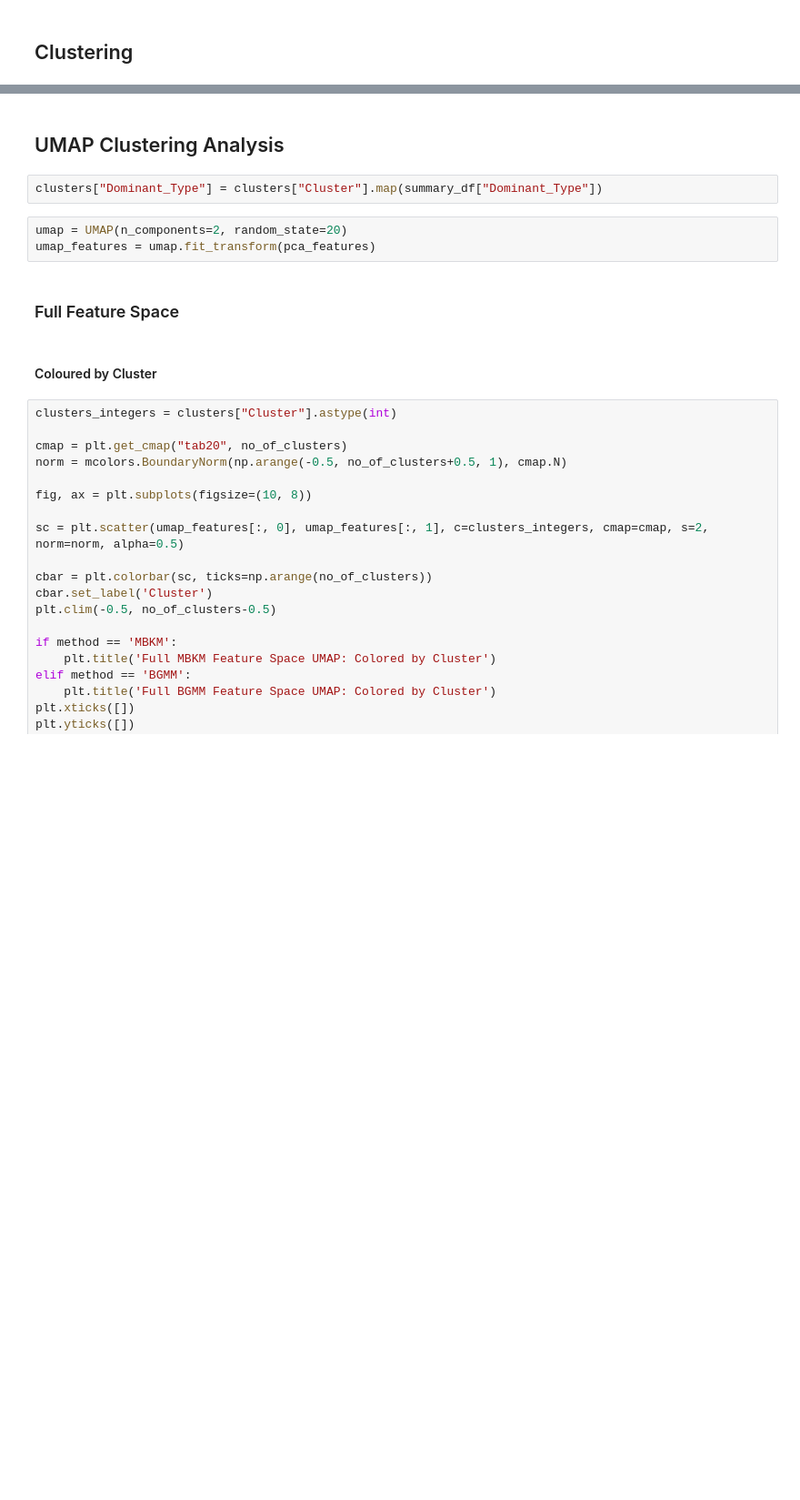
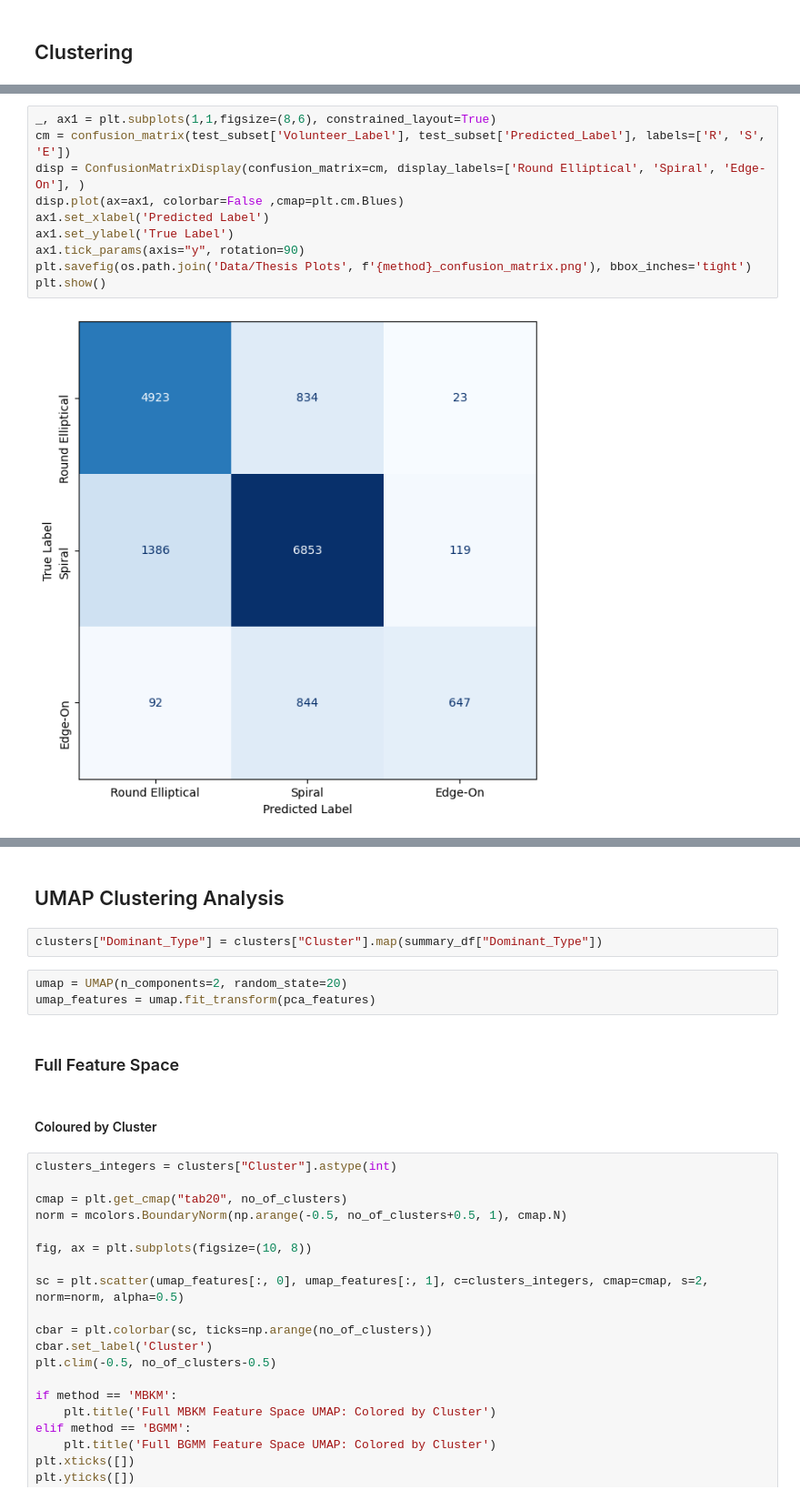
Before and after one commit to Kirstyelli-Work/MSc_Project, a Jupyter notebook: GZD_5_Classification.ipynb, the cells around one changed output, grey strips where cells are left out. Shown at 91% size. Cells and saved outputs as stored; diff of their text form; blank space fills up the shorter version.

```diff
--- a/GZD_5_Classification.ipynb
+++ b/GZD_5_Classification.ipynb
@@ -226 +226,13 @@ No. of Clusters
+# %%
+_, ax1 = plt.subplots(1,1,figsize=(8,6), constrained_layout=True)
+cm = confusion_matrix(test_subset['Volunteer_Label'], test_subset['Predicted_Label'], labels=['R', 'S', 'E'])
+disp = ConfusionMatrixDisplay(confusion_matrix=cm, display_labels=['Round Elliptical', 'Spiral', 'Edge-On'], )
+disp.plot(ax=ax1, colorbar=False ,cmap=plt.cm.Blues)
+ax1.set_xlabel('Predicted Label')
+ax1.set_ylabel('True Label')
+ax1.tick_params(axis="y", rotation=90)
+plt.savefig(os.path.join('Data/Thesis Plots', f'{method}_confusion_matrix.png'), bbox_inches='tight')
+plt.show()
+# %% [output]
+[figure, added]
 # %%
```
Also changed, not shown: parts of 10 cells of this notebook, 1 other file.
